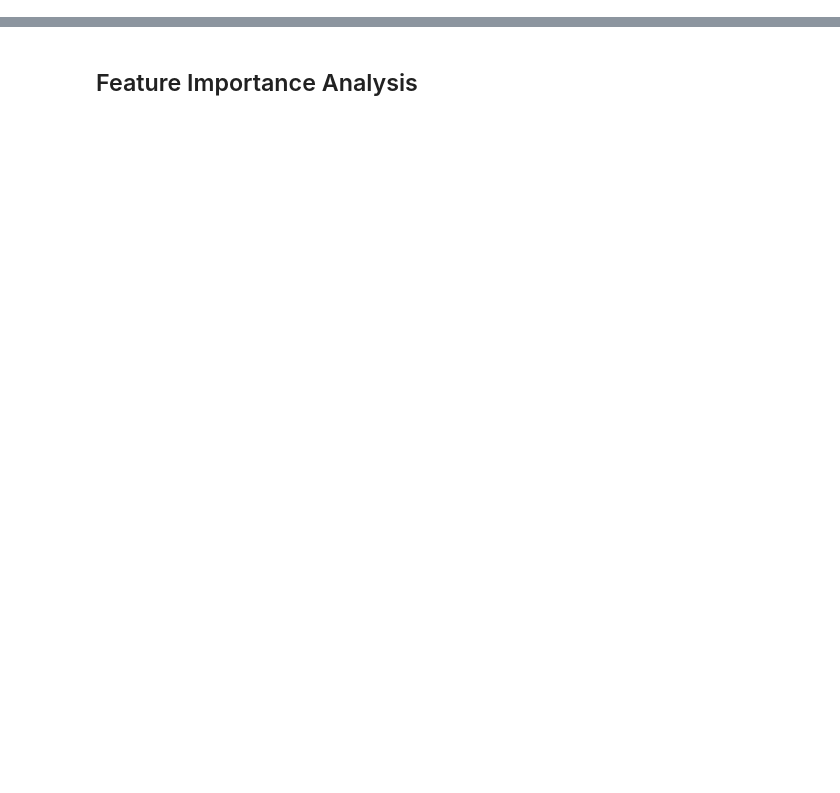
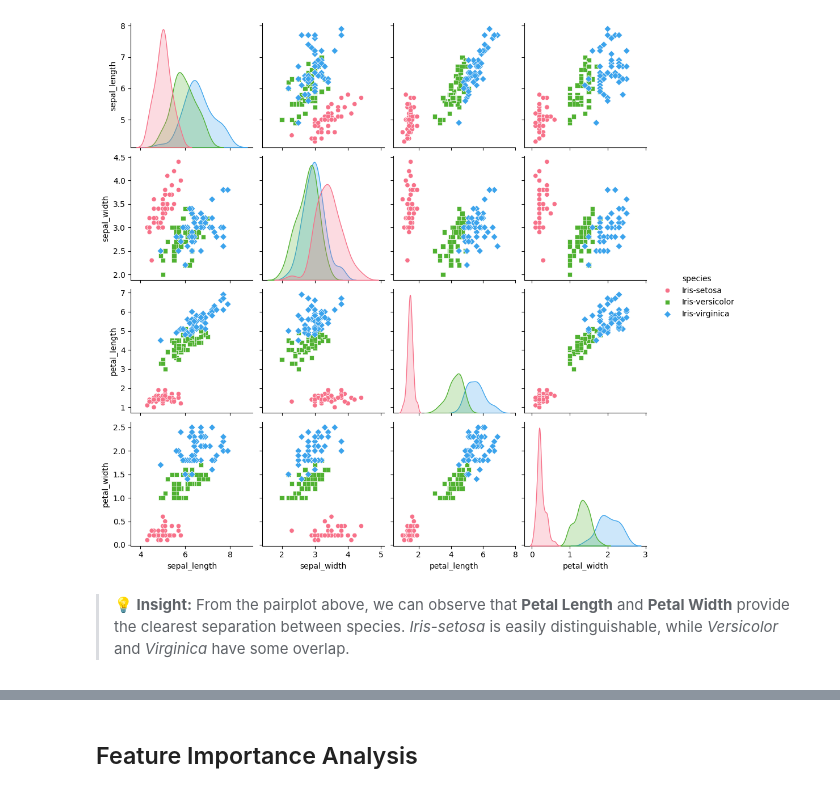
Before and after one commit to MALLAMPOLAIAHGANESH/CODSOFT-, a Jupyter notebook: IRIS_prediction.ipynb, the cells around one changed output, grey strips where cells are left out. Drawn from its saved outputs; the diff is of its cells as text; code cells hidden in the pictures; blank space fills up the shorter version.

```diff
--- a/IRIS_prediction.ipynb
+++ b/IRIS_prediction.ipynb
@@ -319,0 +97,9 @@ Random Forest:
+# %%
+# Pairplot to visualize relationships between features
+# This is the most important plot! Look at how Petal Length/Width clearly separates clusters.
+sns.pairplot(df, hue='species', markers=["o", "s", "D"], palette='husl')
+plt.show()
+# %% [output]
+[figure, added]
+# %% [markdown]
+> **💡 Insight:** From the pairplot above, we can observe that **Petal Length** and **Petal Width** provide the clearest separation between species. *Iris-setosa* is easily distinguishable, while *Versicolor* and *Virginica* have some overlap.
```
Also changed, not shown: parts of 45 cells of this notebook.
